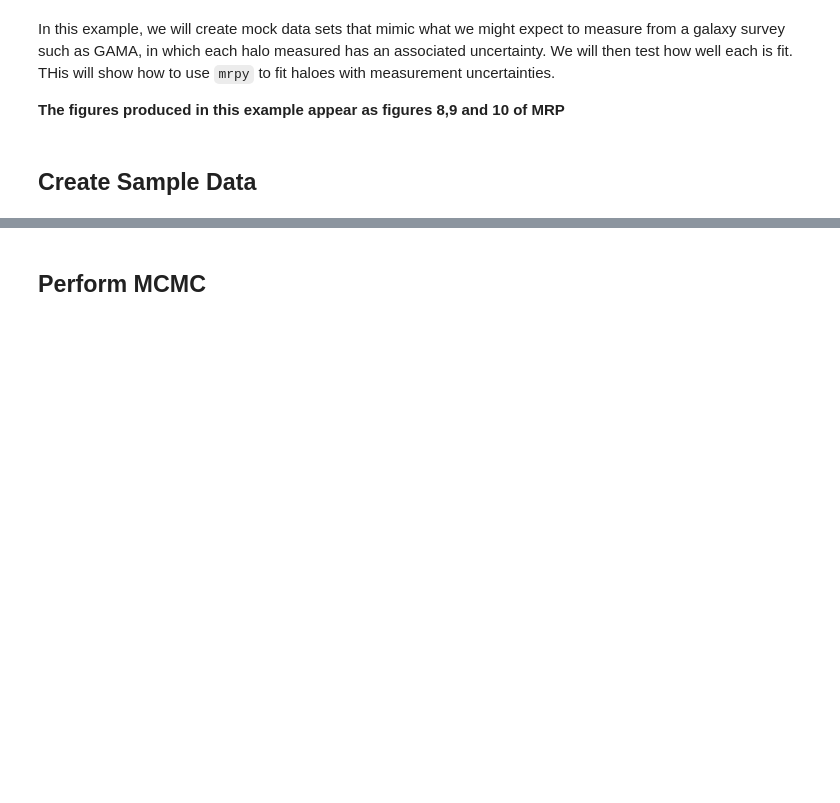
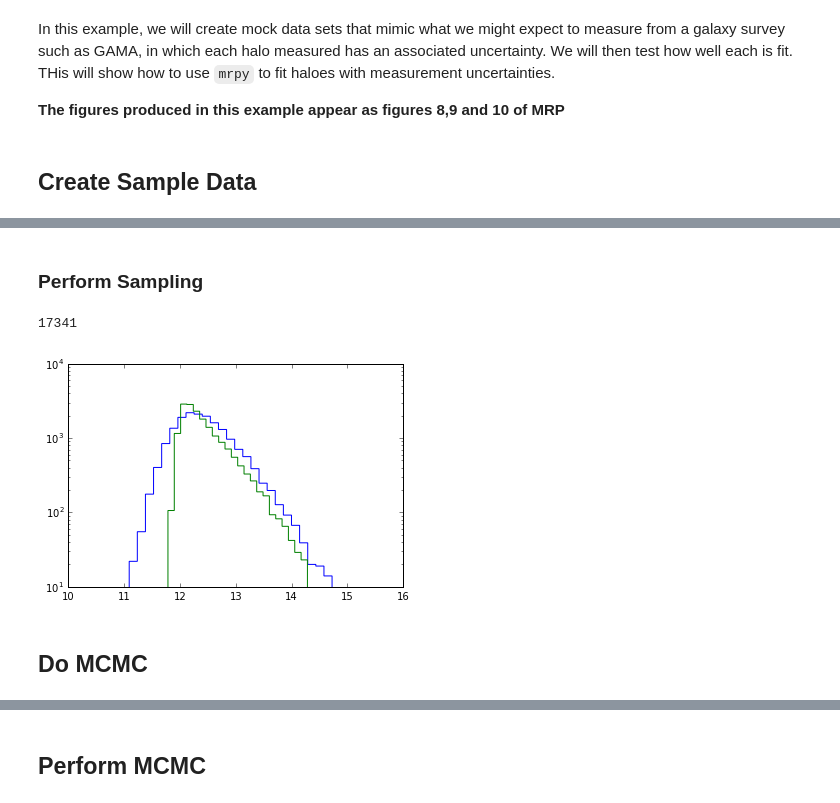
Before and after one commit to steven-murray/mrpy, a Jupyter notebook: docs/examples/heirarchical_model_stan.ipynb, the cells around one changed output, grey strips where cells are left out. Cells and saved outputs as stored; diff of their text form; code cells hidden in the pictures; blank space fills up the shorter version.

```diff
--- a/docs/examples/heirarchical_model_stan.ipynb
+++ b/docs/examples/heirarchical_model_stan.ipynb
@@ -18,12 +22,47 @@ from scipy.stats import gaussian_kde
+# %%
+def get_sample(mmin,hs,alpha,beta,lnA, cutoff_sd=0.1, sd=0.3,seed=None):
+    """
+    Generates an "observed" sample based on an underlying distribution with "soft" cut-off
+    """
+    if seed is not None:
+        np.random.seed(seed)
+
+    low_mmin = mmin - 4*cutoff_sd
+
+    # Get all underlying haloes
+    mrp = MRP(None,hs,alpha,beta,norm=lnA,log_mmin=low_mmin)
+    N = mrp.nbar
+    underlying = np.log10(mrp.stats.rvs(int(N)))
+
+    #Get "obervable" haloes
+    observable = np.random.binomial(1,0.5 * (1 + sp.erf((underlying - mmin) / cutoff_sd))).astype('bool')
+    observable_halos = underlying[observable]
+
+    # Get "observed" haloes
+    observed = np.random.normal(observable_halos,sd)
+
+    return observed,observable_halos
+# %% [markdown]
+### Perform Sampling
 # %%
 # First define the basic characteristics of our data set.
 log_mmin = 12
 alpha = -1.85
 beta = 0.72
 logHs = 14.2
-N = 15000
-sd_base = [0.2,0.3,0.5,0.8]
+lnA = -27.0
 # %%
 # Now create a single set of intrinsic masses used throughout.
-np.random.seed(1234)
-log_m_intrinsic = np.log10(TGGD(10**logHs,alpha,beta,10**log_mmin).rvs(N))
+observed, underlying = get_sample(log_mmin,logHs,alpha,beta,lnA,seed=1234)
+# %%
+len(observed)
+# %% [output]
+17341
+# %%
+plt.hist(observed,histtype="step",bins=30)
+plt.hist(underlying,histtype="step",bins=30)
+plt.yscale('log')
+# %% [output]
+[figure, added]
+# %% [markdown]
+## Do MCMC
```
Also changed, not shown: parts of 5 cells of this notebook, 2 other files.
